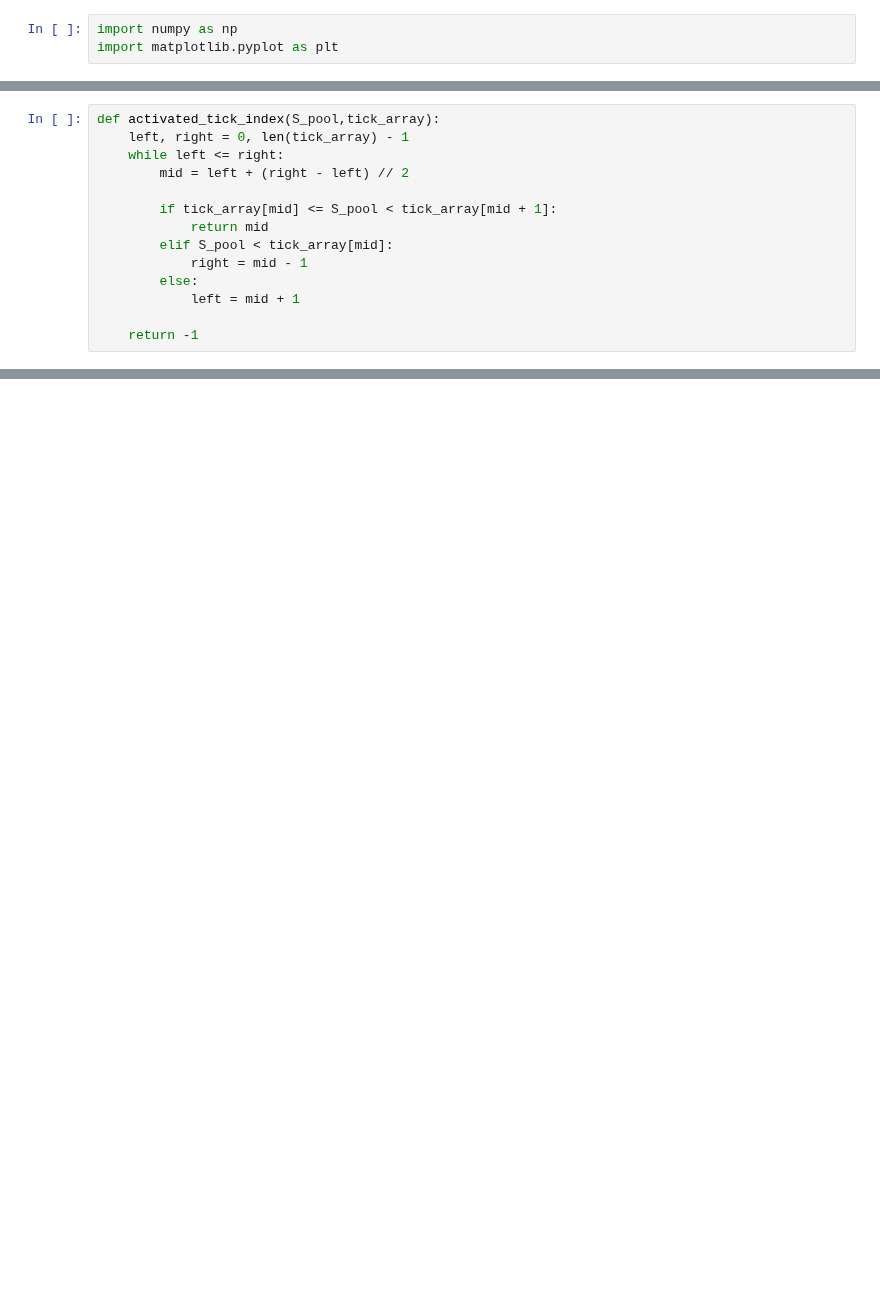
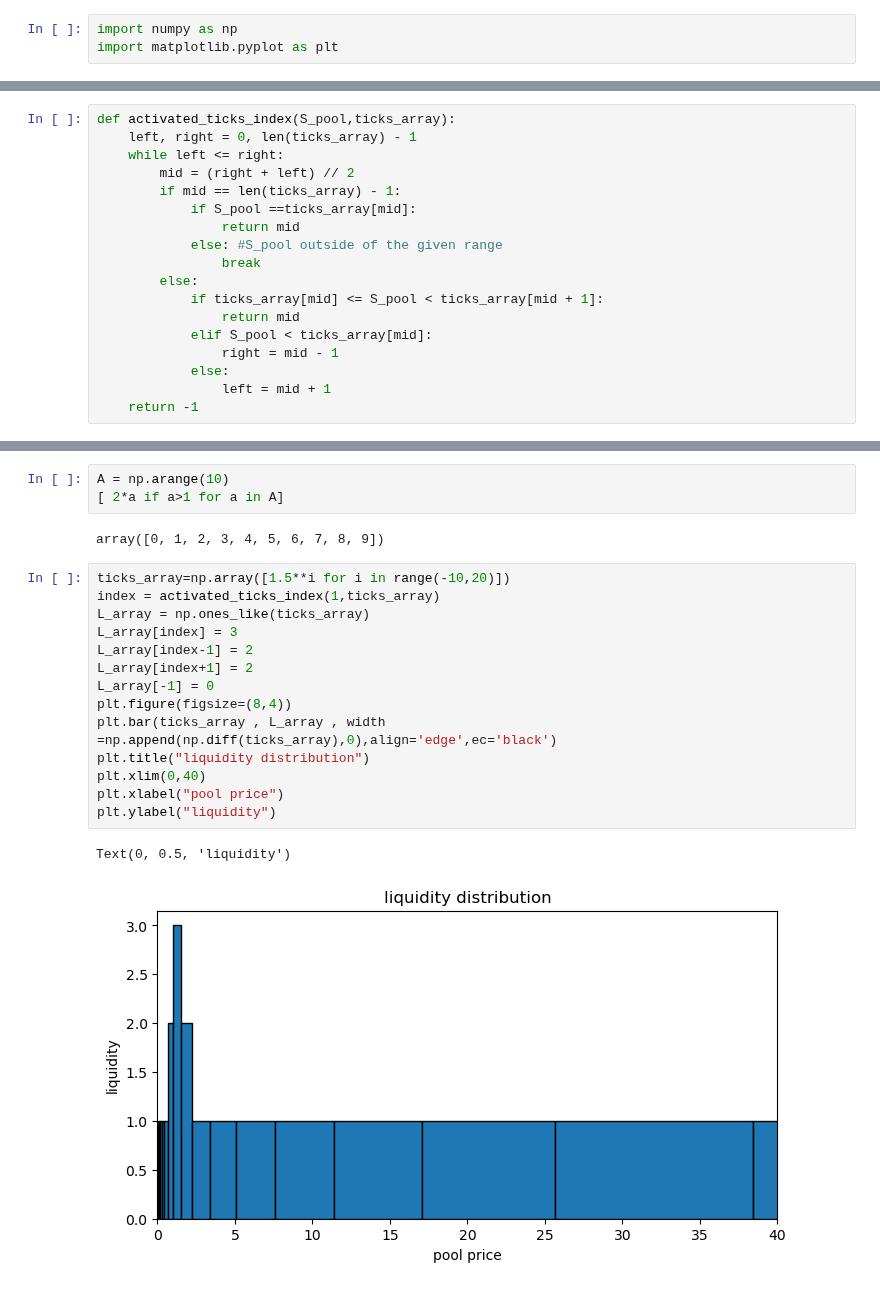
Before and after one commit to std92050/AMM, a Jupyter notebook: AMM/V3_trading_and_liquidity.ipynb, the cells around one changed output, grey strips where cells are left out. Cells and saved outputs as stored; diff of their text form; blank space fills up the shorter version.

```diff
--- a/AMM/V3_trading_and_liquidity.ipynb
+++ b/AMM/V3_trading_and_liquidity.ipynb
@@ -32,16 +57,20 @@ Functions:
 # %%
-def activated_tick_index(S_pool,tick_array):
-    left, right = 0, len(tick_array) - 1
+def activated_ticks_index(S_pool,ticks_array):
+    left, right = 0, len(ticks_array) - 1
     while left <= right:
-        mid = left + (right - left) // 2
-
-        if tick_array[mid] <= S_pool < tick_array[mid + 1]:
-            return mid
-        elif S_pool < tick_array[mid]:
-            right = mid - 1
+        mid = (right + left) // 2
+        if mid == len(ticks_array) - 1:
+            if S_pool ==ticks_array[mid]:
+                return mid
+            else: #S_pool outside of the given range
+                break
         else:
-            left = mid + 1
-
+            if ticks_array[mid] <= S_pool < ticks_array[mid + 1]:
+                return mid
+            elif S_pool < ticks_array[mid]:
+                right = mid - 1
+            else:
+                left = mid + 1
     return -1
 # %% [markdown]
 Parameters:
@@ -147,0 +174,22 @@ def trade(delta_y,gamma,S_pool_ini,L_array,tick_array):
+# %%
+A = np.arange(10)
+[ 2*a if a>1 for a in A]
+# %% [output]
+array([0, 1, 2, 3, 4, 5, 6, 7, 8, 9])
+# %%
+ticks_array=np.array([1.5**i for i in range(-10,20)])
+index = activated_ticks_index(1,ticks_array)
+L_array = np.ones_like(ticks_array)
+L_array[index] = 3
+L_array[index-1] = 2
+L_array[index+1] = 2
+L_array[-1] = 0
+plt.figure(figsize=(8,4))
+plt.bar(ticks_array , L_array , width =np.append(np.diff(ticks_array),0),align='edge',ec='black')
+plt.title("liquidity distribution")
+plt.xlim(0,40)
+plt.xlabel("pool price")
+plt.ylabel("liquidity")
+# %% [output]
+Text(0, 0.5, 'liquidity')
+[figure, added]
```
Also changed, not shown: parts of 12 cells of this notebook, 4 other files.
